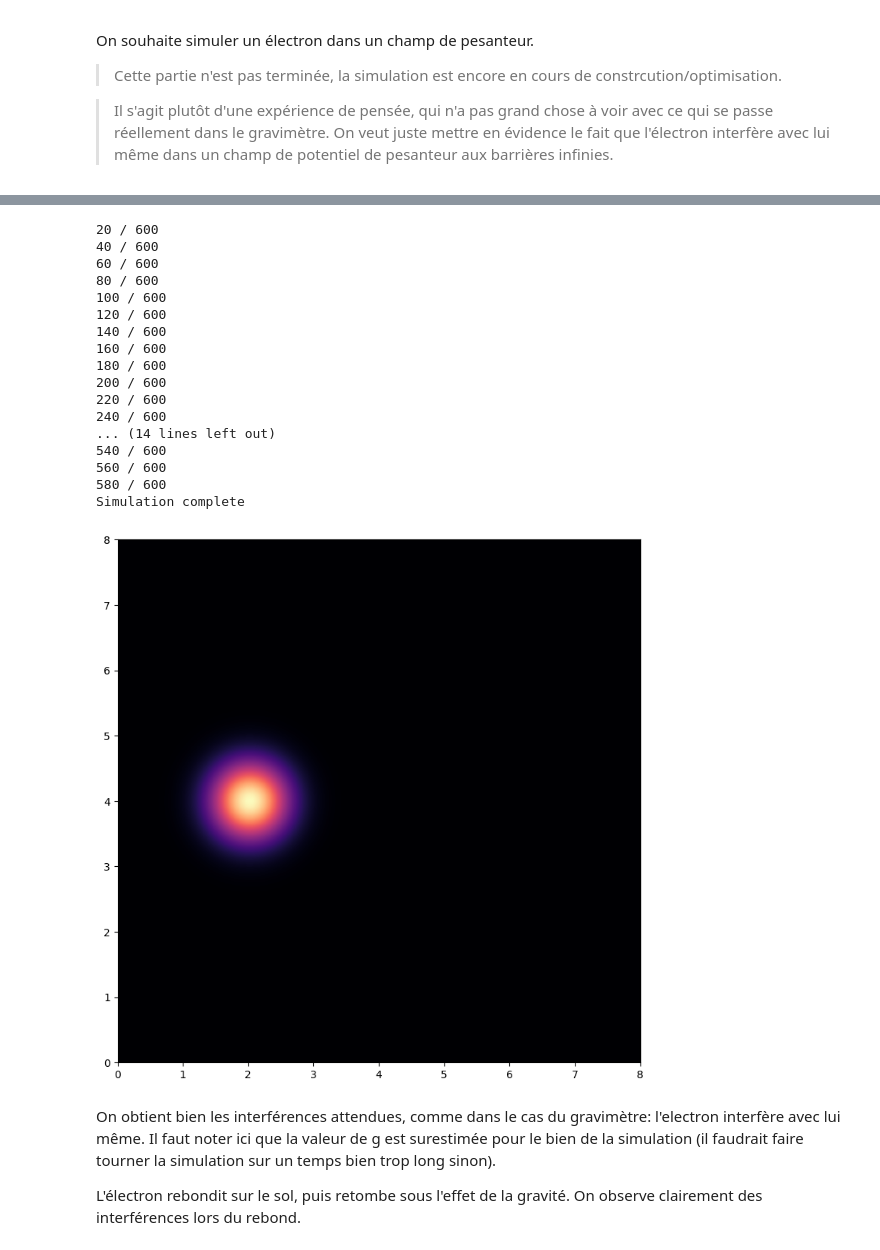
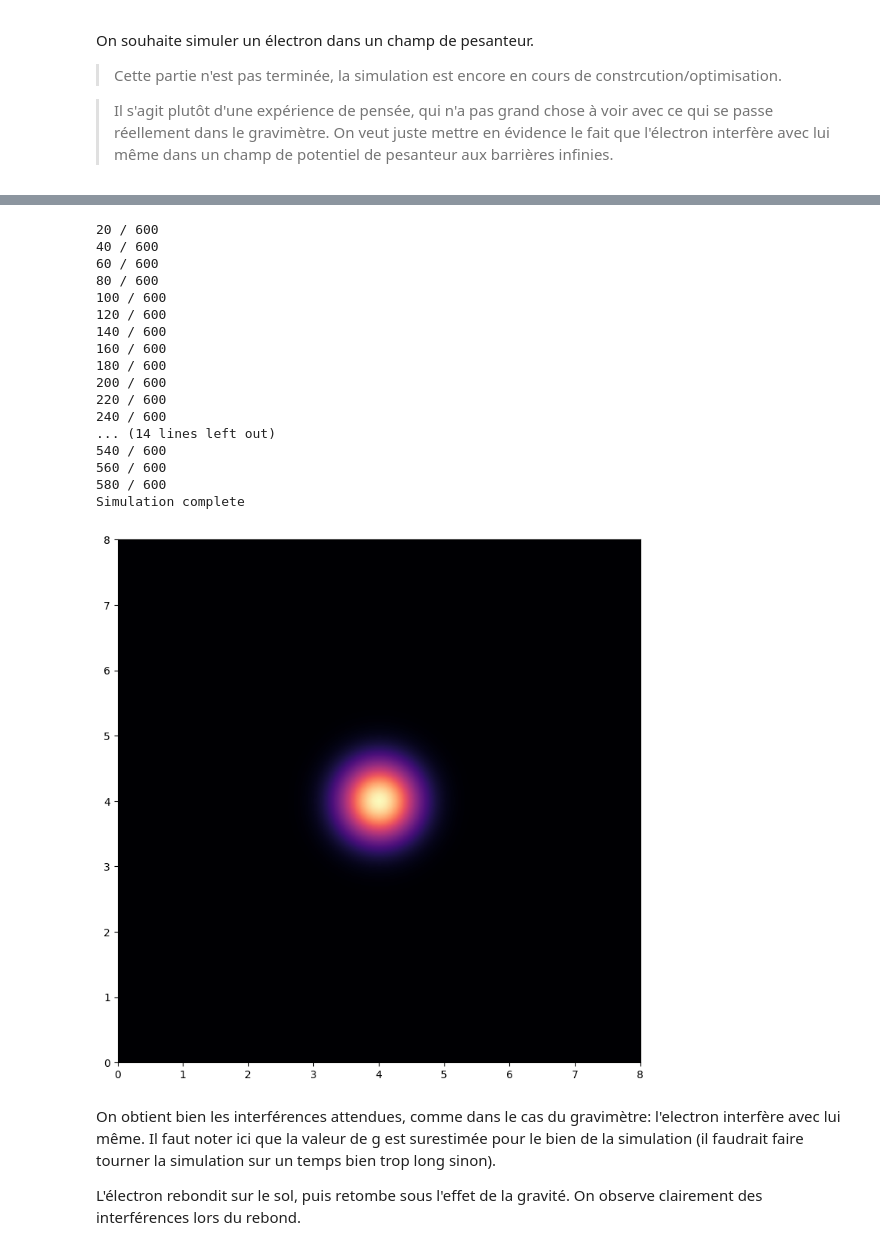
Before and after one commit to MariyaSV78/notebook_Interference, a Jupyter notebook: Interferences_DIGIQ.ipynb, the cells around one changed output, grey strips where cells are left out. Saved outputs shown, nothing was run; the diff lists cells and outputs as text; code cells hidden in the pictures.

Commit message:
new figure

```diff
--- a/Interferences_DIGIQ.ipynb
+++ b/Interferences_DIGIQ.ipynb
@@ -817,7 +804,7 @@ density /= np.sum(density) #normalisation
 x=y = np.linspace(0, L, N)
 x, y = np.meshgrid(x, y)
 
-g= 200 #Valeur de g pour la simulation, arbitraire
+g= 100 #Valeur de g pour la simulation, arbitraire
 v=np.flip(g*y)
 
 """Visualisation de la fonction d'onde initiale et du potentiel"""
@@ -858,35 +845,35 @@ img = ax.imshow(density[-1], extent=[0,L,0,L], vmin=0, zorder=1,cmap="magma",int
 
 # Fonction pour l'animation
 def animate(i):
     img.set_data(density[i])
     img.set_zorder(1)
     img.set_clim(vmin=0, vmax=np.max(density[i]))
     return img,
 
 anim = FuncAnimation(fig, animate, interval=1, frames =np.arange(0,Nt,2), repeat=False, blit=0)
 
 # Sauvegarder l'animation en MP4
 writer = FFMpegWriter(fps=30, metadata=dict(artist='Me'), bitrate=1800)
-anim.save("pesanteur_electron.mp4", writer=writer)
+anim.save("pesanteur_electron100.mp4", writer=writer)
 # %% [output]
 20 / 600
 40 / 600
 60 / 600
 80 / 600
 100 / 600
 120 / 600
 140 / 600
 160 / 600
 180 / 600
 200 / 600
 220 / 600
 240 / 600
 ... (14 lines left out)
 540 / 600
 560 / 600
 580 / 600
 Simulation complete
-[figure, old version]
+[figure, new version]
 # %% [markdown]
 On obtient bien les interférences attendues, comme dans le cas du gravimètre: l'electron interfère avec lui même. Il faut noter ici que la valeur de g est surestimée pour le bien de la simulation (il faudrait faire tourner la simulation sur un temps bien trop long sinon).
 
```
Also changed, not shown: parts of 4 cells of this notebook, 3 other files.
